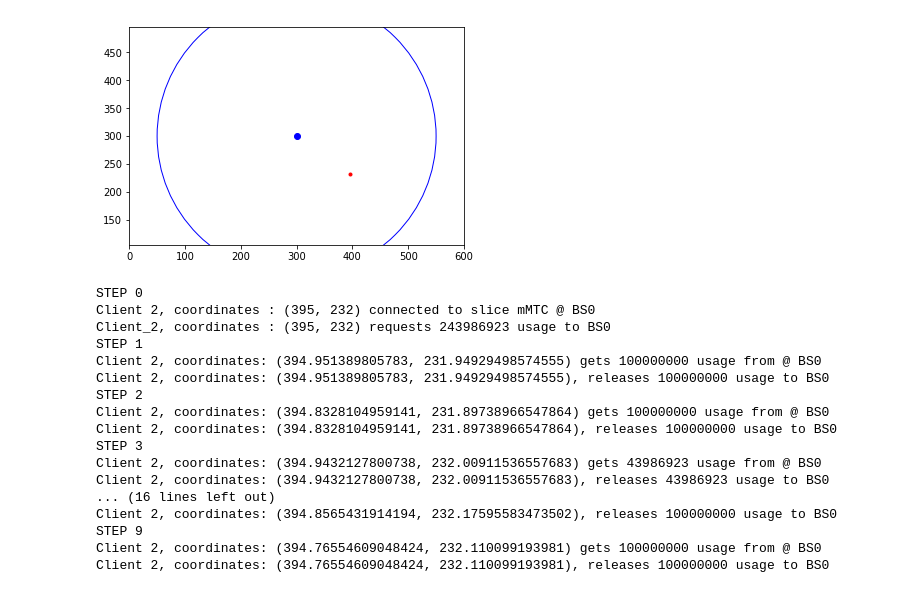
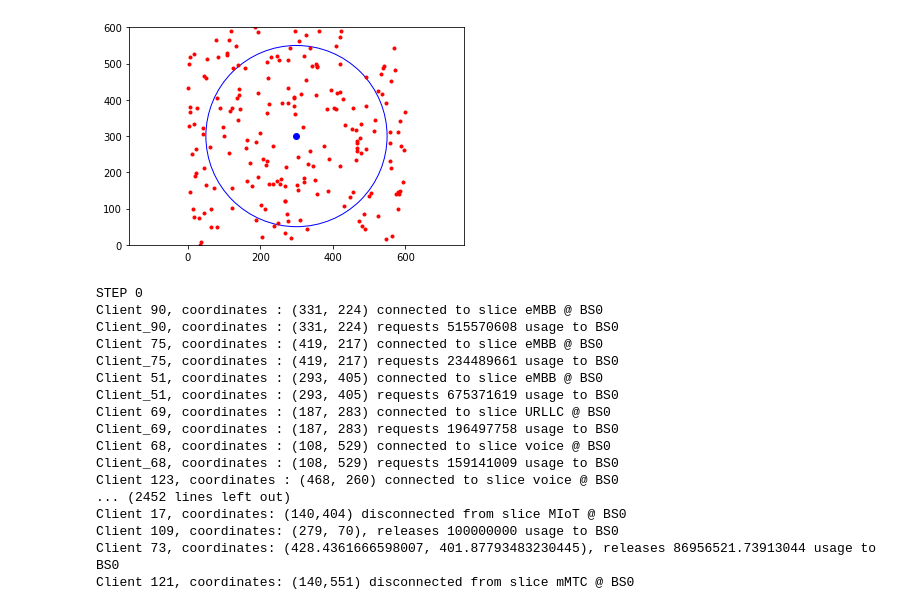
Before and after one commit to CrostaBot/5GNSDL, a Jupyter notebook: 5Gdeepsim.ipynb, the cells around one changed output. Saved outputs shown, nothing was run; the diff lists cells and outputs as text; code cells hidden in the pictures.

```diff
--- a/5Gdeepsim.ipynb
+++ b/5Gdeepsim.ipynb
@@ -326,40 +326,40 @@ for name, mb in mobility_patterns.items():
     m_patterns.append(mobility_pattern)
 # %%
 # Round 0: create network area, place base station and clients
-num_clients = 3
+num_clients = 200
 simulation_time = 10
 x_area = 600
 y_area = 600
 
 bs = BaseStation(0, basestation.get('x'), basestation.get('y'), basestation.get('coverage'), basestation.get('capacity'), basestation.get('ratios'))
 
 clients = []
 for i in range(num_clients):
     x = r.randint(0, x_area)
     y = r.randint(0, y_area)
     freq = r.random()
 
     mobility_pattern = get_random_mobility_pattern(mb_weights, m_patterns)
     slice_type = get_random_slice_type(slice_weights)
     slice_capacity = bs.ratios.get(slice_type) * bs.capacity
 
     c = Client(i, x, y, mobility_pattern, freq, slice_type, slice_capacity, bs, None)
     clients.append(c)
 
 client_per_slice = get_number_user_slice_type(clients) # count total client per slice
 
 ax = plt.gca()
 plt.axis('equal')
 ax.set_xlim(0, x_area)
 ax.set_ylim(0, y_area)
 ax.plot(bs.x, bs.y, 'o', color='blue')
 circle = plt.Circle((bs.x,bs.y), radius = bs.coverage, fill=False, color='blue')
 ax.add_artist(circle)
 
 for i in range(num_clients):
     ax.plot(clients[i].x, clients[i].y,'.',color='red')
 # %% [output]
-[figure, old version]
+[figure, new version]
 # %%
 # Define class Request
 class Request:
@@ -383,11 +383,12 @@ for n in range(simulation_time):
 
     # manage number active clients
     active = []
-    active = r.sample(clients_inRange, k=len(clients_inRange))
+    new_connection = r.randint(20, len(clients_inRange))
+    active = r.sample(clients_inRange, new_connection)
+
     for j in range(len(active)):
         if request_list[active[j].ID] == None:
             active_clients.append(active[j])
-    # else: --> add traffic to usage_rem????
 
     print('STEP', n)
 
@@ -415,19 +416,19 @@ for n in range(simulation_time):
             active_clients.remove(item)
 # %% [output]
 STEP 0
-Client 2, coordinates : (395, 232) connected to slice mMTC @ BS0
-Client_2, coordinates : (395, 232) requests 243986923 usage to BS0
-STEP 1
-Client 2, coordinates: (394.951389805783, 231.94929498574555) gets 100000000 usage from @ BS0
-Client 2, coordinates: (394.951389805783, 231.94929498574555), releases 100000000 usage to BS0
-STEP 2
-Client 2, coordinates: (394.8328104959141, 231.89738966547864) gets 100000000 usage from @ BS0
-Client 2, coordinates: (394.8328104959141, 231.89738966547864), releases 100000000 usage to BS0
-STEP 3
-Client 2, coordinates: (394.9432127800738, 232.00911536557683) gets 43986923 usage from @ BS0
-Client 2, coordinates: (394.9432127800738, 232.00911536557683), releases 43986923 usage to BS0
-... (16 lines left out)
-Client 2, coordinates: (394.8565431914194, 232.17595583473502), releases 100000000 usage to BS0
-STEP 9
-Client 2, coordinates: (394.76554609048424, 232.110099193981) gets 100000000 usage from @ BS0
-Client 2, coordinates: (394.76554609048424, 232.110099193981), releases 100000000 usage to BS0
+Client 90, coordinates : (331, 224) connected to slice eMBB @ BS0
+Client_90, coordinates : (331, 224) requests 515570608 usage to BS0
+Client 75, coordinates : (419, 217) connected to slice eMBB @ BS0
+Client_75, coordinates : (419, 217) requests 234489661 usage to BS0
+Client 51, coordinates : (293, 405) connected to slice eMBB @ BS0
+Client_51, coordinates : (293, 405) requests 675371619 usage to BS0
+Client 69, coordinates : (187, 283) connected to slice URLLC @ BS0
+Client_69, coordinates : (187, 283) requests 196497758 usage to BS0
+Client 68, coordinates : (108, 529) connected to slice voice @ BS0
+Client_68, coordinates : (108, 529) requests 159141009 usage to BS0
+Client 123, coordinates : (468, 260) connected to slice voice @ BS0
+... (2452 lines left out)
+Client 17, coordinates: (140,404) disconnected from slice MIoT @ BS0
+Client 109, coordinates: (279, 70), releases 100000000 usage to BS0
+Client 73, coordinates: (428.4361666598007, 401.87793483230445), releases 86956521.73913044 usage to BS0
+Client 121, coordinates: (140,551) disconnected from slice mMTC @ BS0
```
